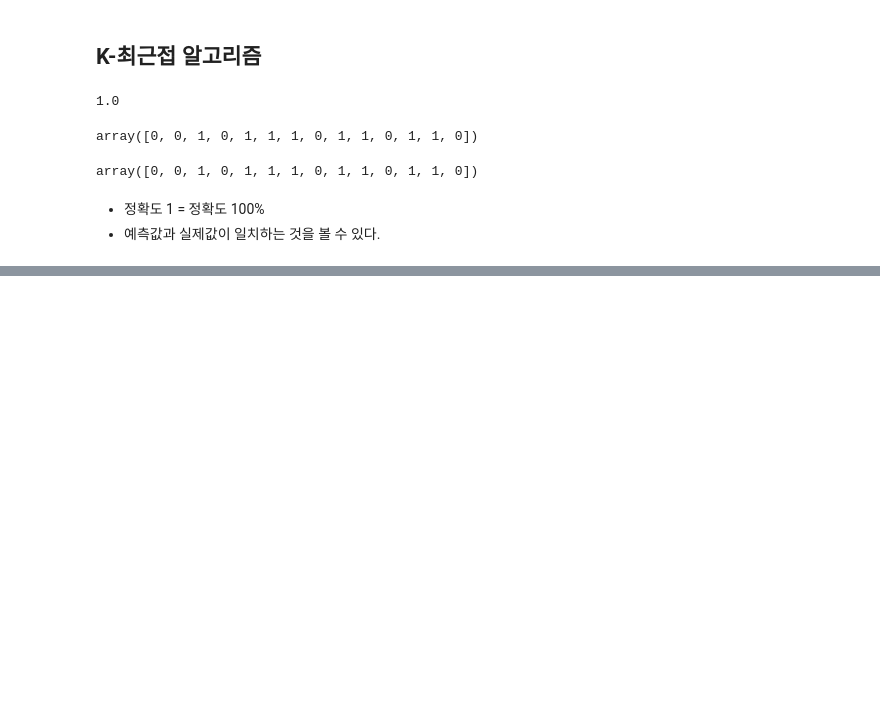
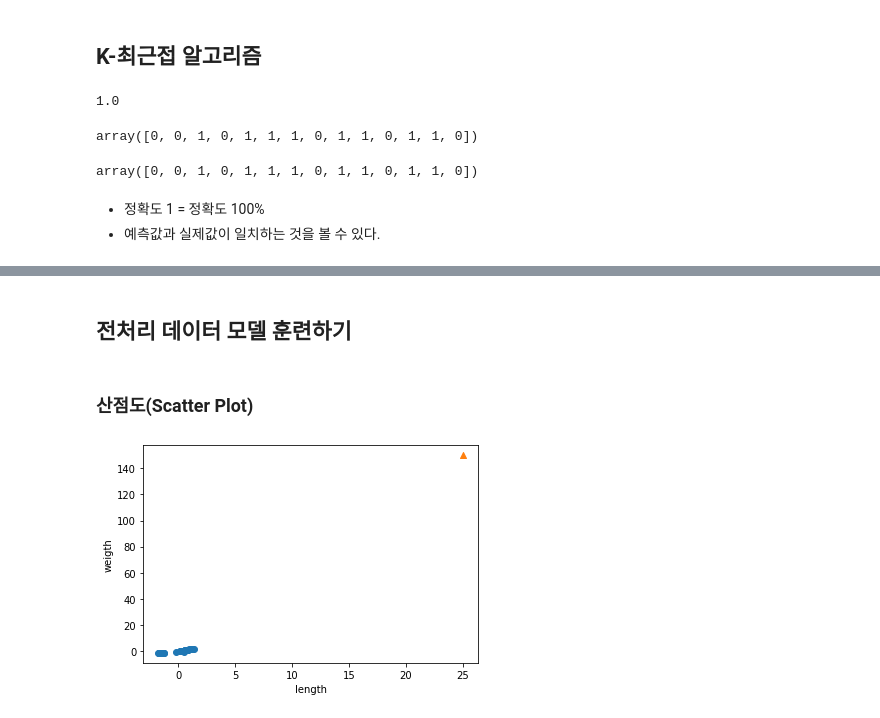
Before and after one commit to Ch0ro/ML-DL, a Jupyter notebook: BreamAndSmelt.ipynb, the cells around one changed output, grey strips where cells are left out. Drawn from its saved outputs; the diff is of its cells as text; code cells hidden in the pictures; blank space fills up the shorter version.

```diff
--- a/BreamAndSmelt.ipynb
+++ b/BreamAndSmelt.ipynb
@@ -311,0 +476,3 @@ array([0, 0, 1, 0, 1, 1, 1, 0, 1, 1, 0, 1, 1, 0])
+# %%
+mean = np.mean(train_input,axis=0) # 각각의 열 마다 mean(평균)산출
+std = np.std(train_input,axis=0) # 각각의 열 마다 std(표준편차)산출
@@ -311,0 +483,14 @@ array([0, 0, 1, 0, 1, 1, 1, 0, 1, 1, 0, 1, 1, 0])
+# %%
+train_scaled = (train_input - mean) / std # Z화(표준화)
+# %% [markdown]
+## 전처리 데이터 모델 훈련하기
+# %% [markdown]
+### 산점도(Scatter Plot)
+# %%
+plt.scatter(train_scaled[:,0],train_scaled[:,1])
+plt.scatter(25,150,marker='^')
+plt.xlabel('length')
+plt.ylabel('weigth')
+plt.show()
+# %% [output]
+[figure, added]
```
Also changed, not shown: parts of 49 cells of this notebook.
